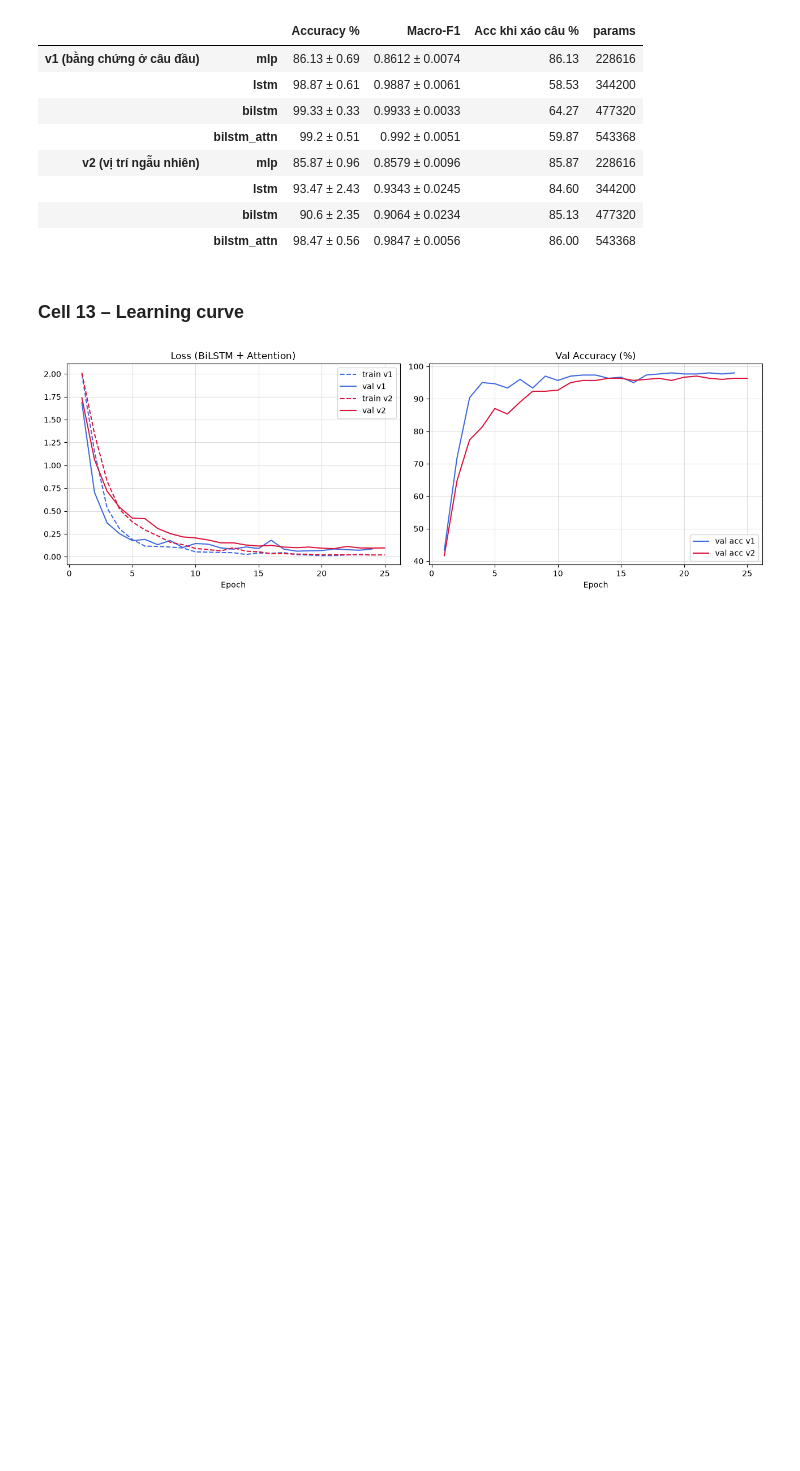
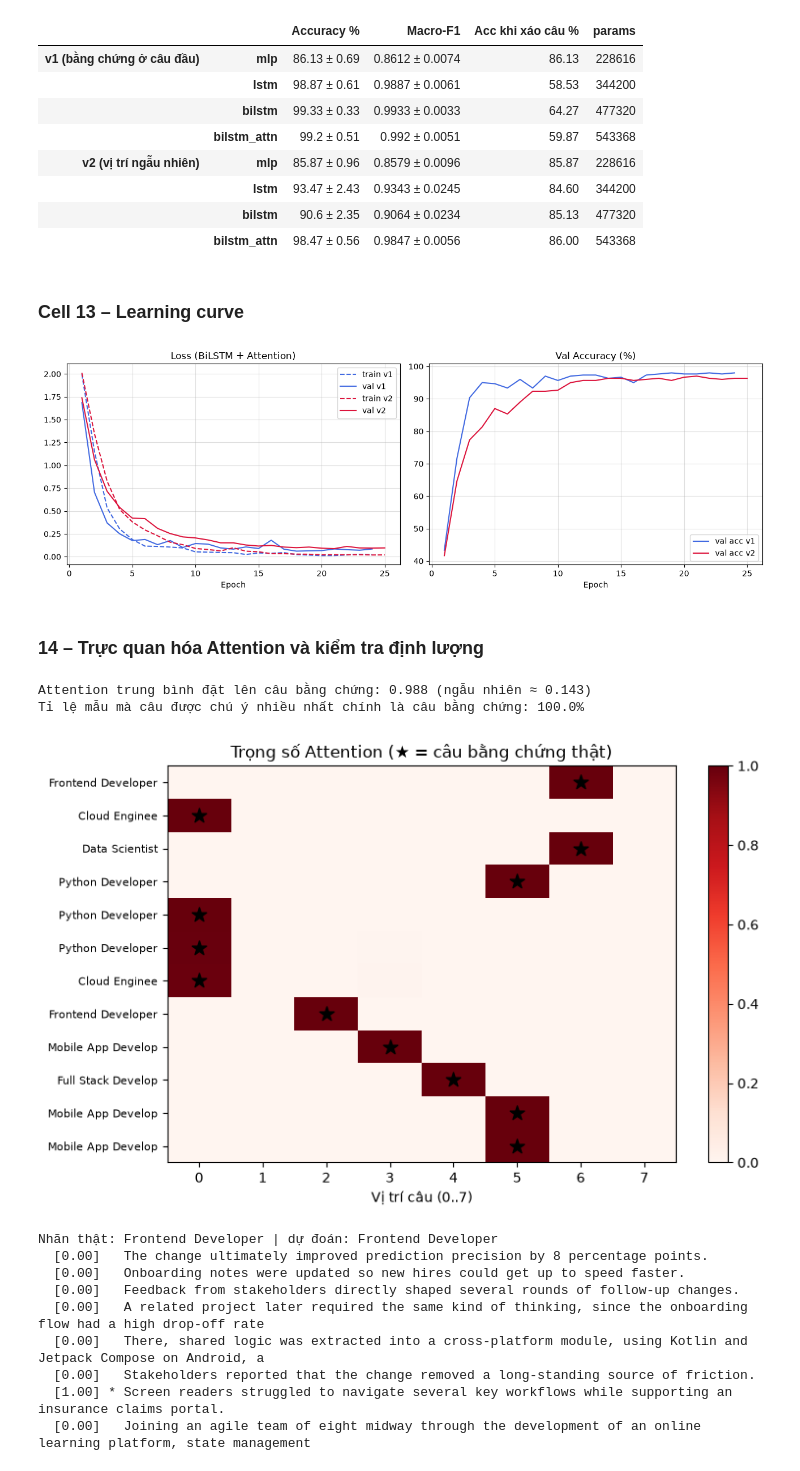
Before and after one commit to ChiEma369/techtrail-ai-engine-v1, a Jupyter notebook: RNN&LSTM.ipynb, the cells around one changed output. Drawn from its saved outputs; the diff is of its cells as text; code cells hidden in the pictures; blank space fills up the shorter version.

Commit message:
heatmap attention, confusion matrix và phân tích lỗi

```diff
--- a/RNN&LSTM.ipynb
+++ b/RNN&LSTM.ipynb
@@ -892,3 +892,51 @@ axes[1].set_title('Val Accuracy (%)'); axes[1].set_xlabel('Epoch'); axes[1].lege
 plt.tight_layout(); plt.savefig('results/attn_learning_curves.png', dpi=200); plt.show()
 # %% [output]
 [figure]
+# %% [markdown]
+### 14 – Trực quan hóa Attention và kiểm tra định lượng
+# %%
+def attention_on_test(model, loader):
+    model.eval(); A, P, Y = [], [], []
+    with torch.no_grad():
+        for xb_, yb_ in loader:
+            logits = model(xb_.to(device))
+            A.append(model.last_attn.cpu()); P.append(logits.argmax(1).cpu()); Y.append(yb_)
+    return torch.cat(A).numpy(), torch.cat(P).numpy(), torch.cat(Y).numpy()
+
+ver = 'v2 (vị trí ngẫu nhiên)'
+att_model, _ = store[(ver, 0)]
+A, P, Y = attention_on_test(att_model, L2['test'])
+evid = L2['test_ds'].evid.numpy()
+
+mass = A[np.arange(len(A)), evid]
+top1 = (A.argmax(1) == evid).mean()
+print(f"Attention trung bình đặt lên câu bằng chứng: {mass.mean():.3f} (ngẫu nhiên ≈ {1/7:.3f})")
+print(f"Tỉ lệ mẫu mà câu được chú ý nhiều nhất chính là câu bằng chứng: {top1*100:.1f}%")
+
+n = 12
+fig, ax = plt.subplots(figsize=(8, 5))
+im = ax.imshow(A[:n], aspect='auto', cmap='Reds', vmin=0, vmax=1)
+for i in range(n):
+    ax.scatter(evid[i], i, marker='*', s=120, color='black')       # câu bằng chứng thật
+ax.set_yticks(range(n)); ax.set_yticklabels([id_to_category[Y[i]][:18] for i in range(n)], fontsize=8)
+ax.set_xlabel('Vị trí câu (0..7)'); ax.set_title('Trọng số Attention (★ = câu bằng chứng thật)')
+plt.colorbar(im); plt.tight_layout(); plt.savefig('results/attention_heatmap.png', dpi=200); plt.show()
+
+i = 0
+sents = split_sentences(v2['test']['text_sequence'].iloc[i])
+print(f"\nNhãn thật: {id_to_category[Y[i]]} | dự đoán: {id_to_category[P[i]]}")
+for j, s in enumerate(sents[:MAX_SENTS]):
+    print(f"  [{A[i, j]:.2f}] {'★' if j == evid[i] else ' '} {s[:110]}")
+# %% [output]
+Attention trung bình đặt lên câu bằng chứng: 0.988 (ngẫu nhiên ≈ 0.143)
+Tỉ lệ mẫu mà câu được chú ý nhiều nhất chính là câu bằng chứng: 100.0%
+[figure, added]
+Nhãn thật: Frontend Developer | dự đoán: Frontend Developer
+  [0.00]   The change ultimately improved prediction precision by 8 percentage points.
+  [0.00]   Onboarding notes were updated so new hires could get up to speed faster.
+  [0.00]   Feedback from stakeholders directly shaped several rounds of follow-up changes.
+  [0.00]   A related project later required the same kind of thinking, since the onboarding flow had a high drop-off rate
+  [0.00]   There, shared logic was extracted into a cross-platform module, using Kotlin and Jetpack Compose on Android, a
+  [0.00]   Stakeholders reported that the change removed a long-standing source of friction.
+  [1.00] * Screen readers struggled to navigate several key workflows while supporting an insurance claims portal.
+  [0.00]   Joining an agile team of eight midway through the development of an online learning platform, state management
```
Also changed, not shown: parts of 2 cells of this notebook, 2 other files.
